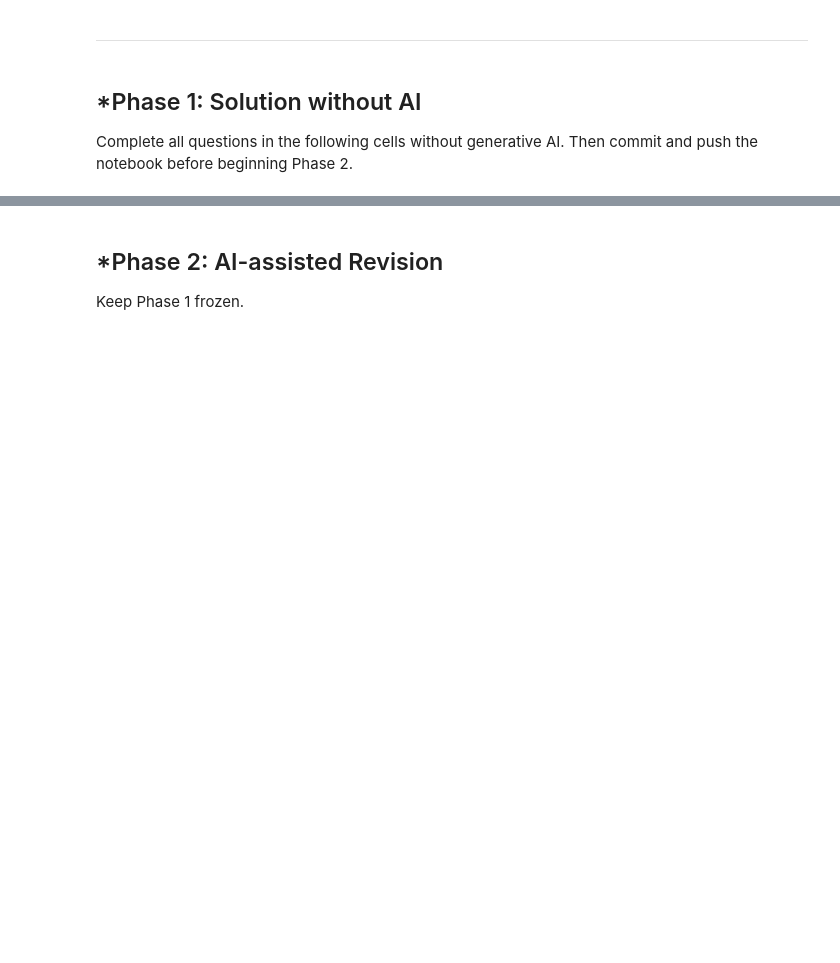
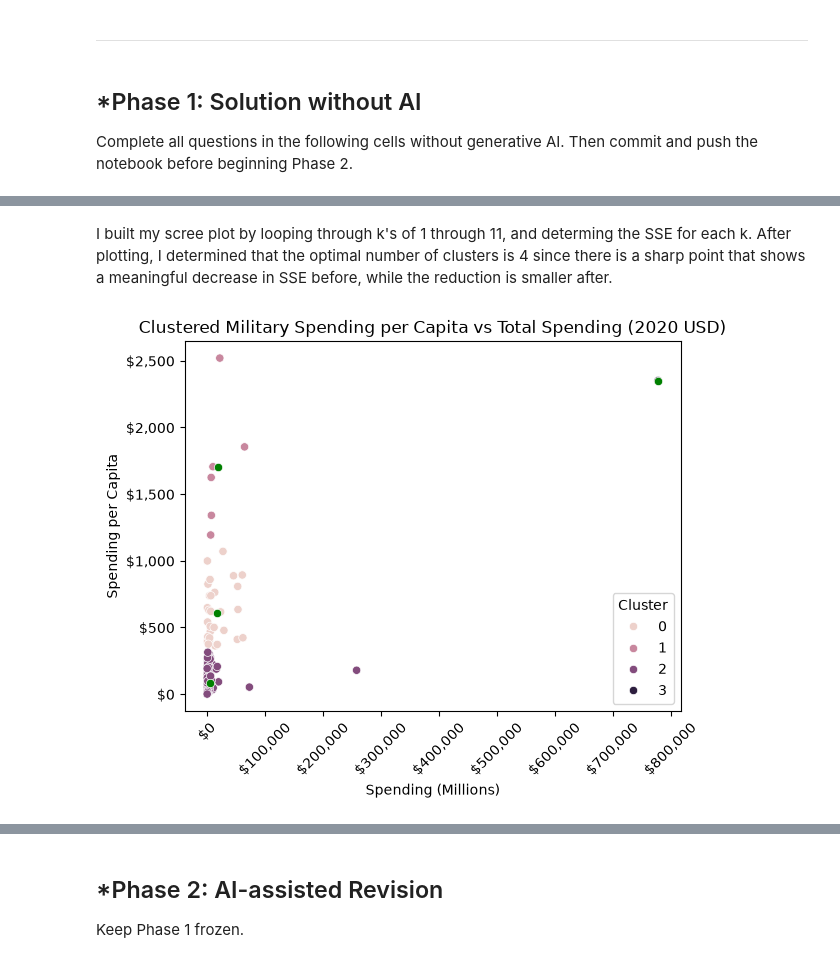
Before and after one commit to eviemcmahan/A04-clustering, a Jupyter notebook: notebook.ipynb, the cells around one changed output, grey strips where cells are left out. Drawn from its saved outputs; the diff is of its cells as text; code cells hidden in the pictures; blank space fills up the shorter version.

```diff
--- a/notebook.ipynb
+++ b/notebook.ipynb
@@ -60,0 +224,23 @@ notebook before beginning Phase 2.
+# %% [markdown]
+I built my scree plot by looping through k's of 1 through 11, and determing the SSE for each k. After plotting, I determined that the optimal number of clusters is 4 since there is a sharp point that shows a meaningful decrease in SSE before, while the reduction is smaller after.
+# %%
+import matplotlib.ticker as mticker
+
+k = 4
+model = KMeans(n_clusters=k, n_init=10, random_state=0).fit(X)
+filtered_df['cluster'] = model.labels_
+centers = model.cluster_centers_ * ranges.to_numpy() + mins.to_numpy()
+ax = sns.scatterplot(data=filtered_df, x='Spending (2020 USD)', y='Spending per Capita', hue='cluster')
+sns.scatterplot(x=centers[:, 0], y=centers[:, 1], color='green', ax=ax) # Plot the centers a different color
+
+ax.yaxis.set_major_formatter(mticker.StrMethodFormatter('${x:,.0f}')) # Format y axis
+ax.xaxis.set_major_formatter(mticker.StrMethodFormatter('${x:,.0f}')) # Format x axis
+plt.xticks(rotation=45)
+
+plt.title("Clustered Military Spending per Capita vs Total Spending (2020 USD)")
+plt.xlabel('Spending (Millions)')
+plt.ylabel('Spending per Capita')
+plt.legend(title="Cluster")
+plt.show()
+# %% [output]
+[figure, added]
```
Also changed, not shown: parts of 101 cells of this notebook.
